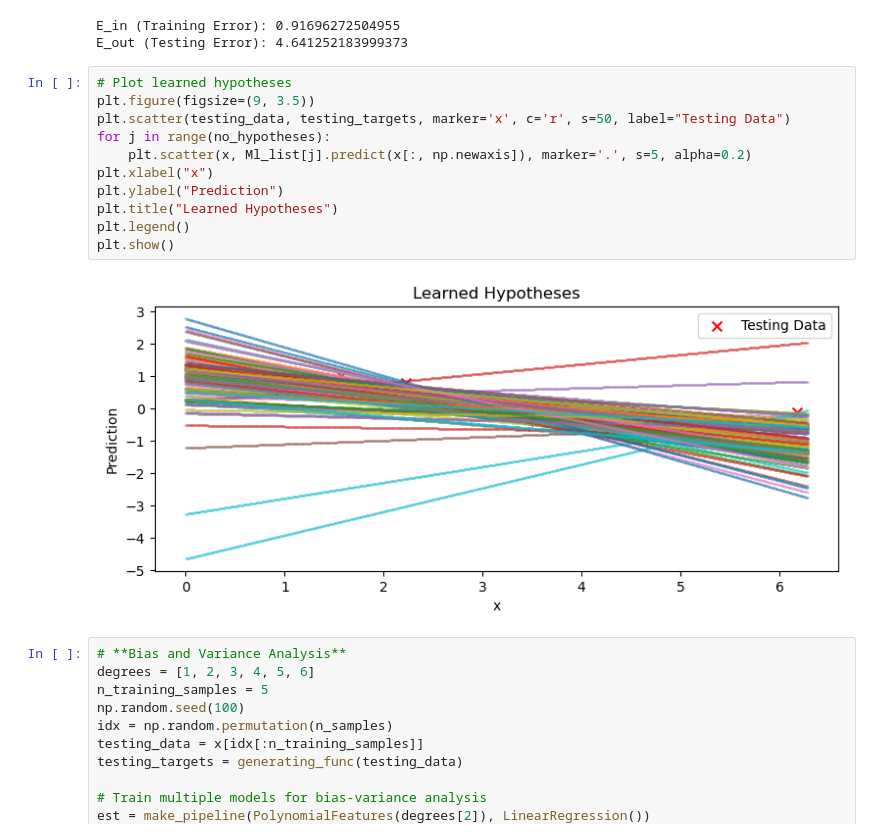
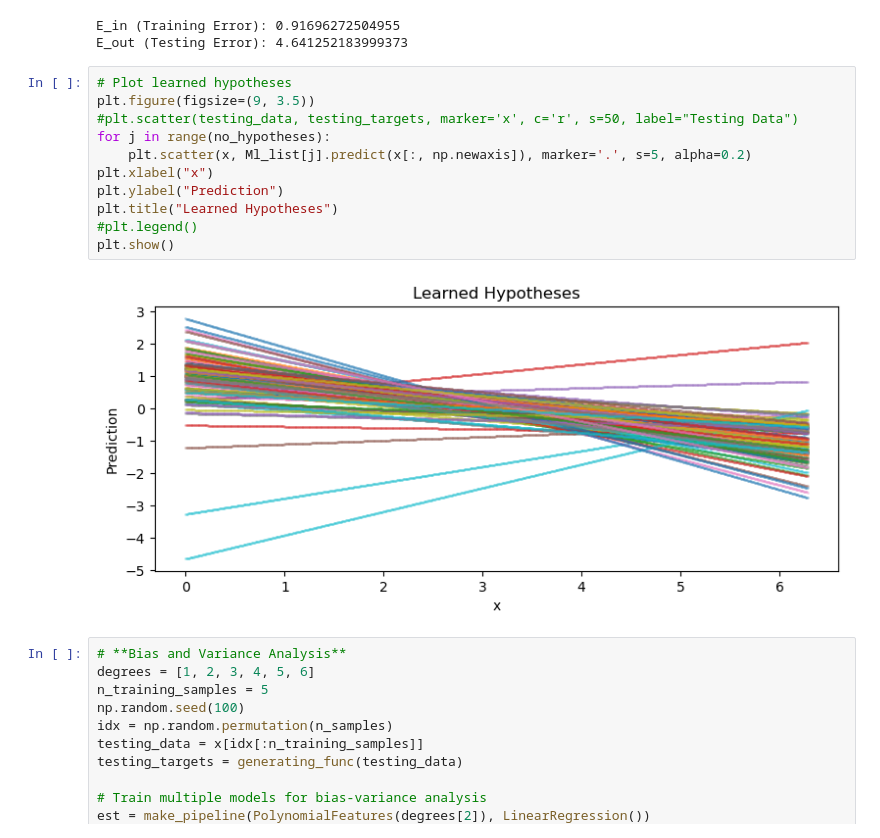
Before and after one commit to EngAlaaOthman/LearningFromData, a Jupyter notebook: Ch3/TryUnderfitting.ipynb, the cells around one changed output. Drawn from its saved outputs; the diff is of its cells as text.

```diff
--- a/Ch3/TryUnderfitting.ipynb
+++ b/Ch3/TryUnderfitting.ipynb
@@ -103,16 +103,16 @@ E_out (Testing Error): 4.641252183999373
 # %%
 # Plot learned hypotheses
 plt.figure(figsize=(9, 3.5))
-plt.scatter(testing_data, testing_targets, marker='x', c='r', s=50, label="Testing Data")
+#plt.scatter(testing_data, testing_targets, marker='x', c='r', s=50, label="Testing Data")
 for j in range(no_hypotheses):
     plt.scatter(x, Ml_list[j].predict(x[:, np.newaxis]), marker='.', s=5, alpha=0.2)
 plt.xlabel("x")
 plt.ylabel("Prediction")
 plt.title("Learned Hypotheses")
-plt.legend()
+#plt.legend()
 plt.show()
 # %% [output]
-[figure, old version]
+[figure, new version]
 # %%
 # **Bias and Variance Analysis**
 degrees = [1, 2, 3, 4, 5, 6]
```
